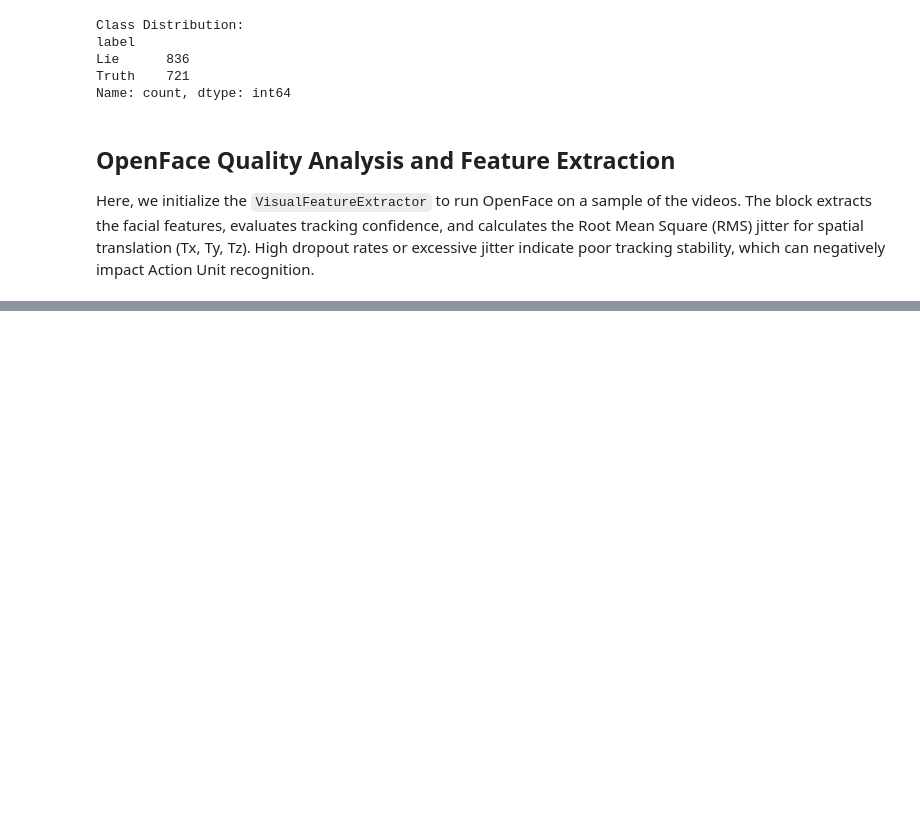
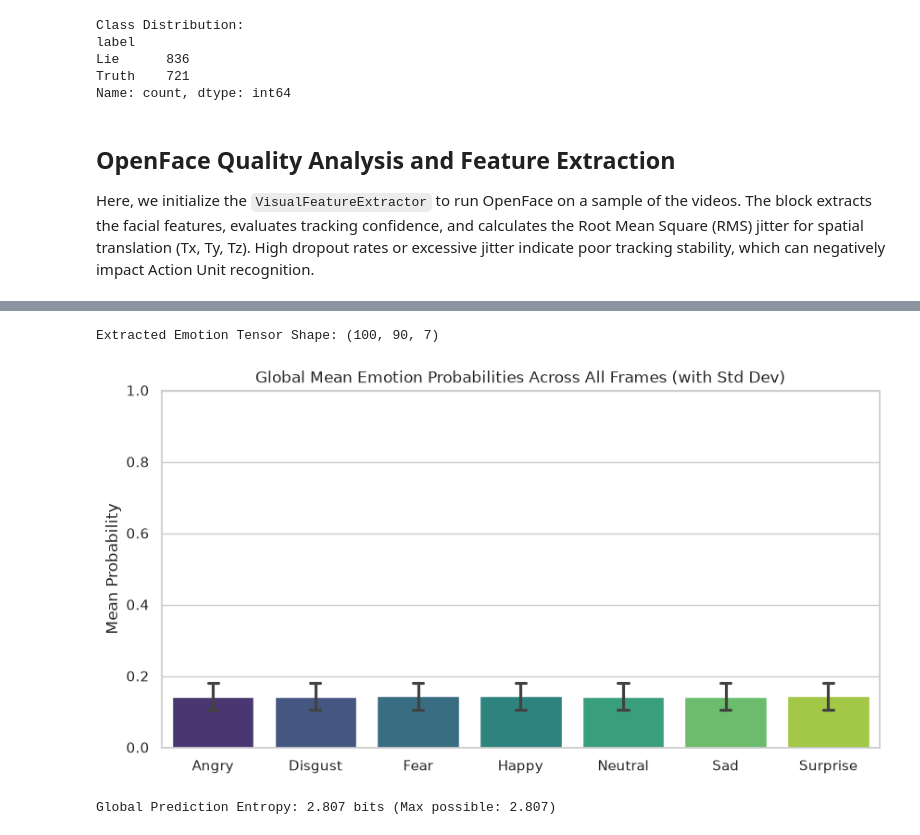
Before and after one commit to Multimodal-Deception-Detector-Grad-Proj/multimodal-deception-detector-backbone-model, a Jupyter notebook: notebooks/01_eda_visual.ipynb, the cells around one changed output, grey strips where cells are left out. Cells and saved outputs as stored; diff of their text form; code cells hidden in the pictures; blank space fills up the shorter version.

```diff
--- a/notebooks/01_eda_visual.ipynb
+++ b/notebooks/01_eda_visual.ipynb
@@ -340,0 +369,49 @@ FileNotFoundError: OpenFace binary not found: '~/OpenFace/build/bin/FeatureExtra
+# %%
+emotion_labels = ["Angry", "Disgust", "Fear", "Happy", "Neutral", "Sad", "Surprise"]
+
+# ---------------------------------------------------------
+# NOTE: Replace this mock data block with actual DataLoader
+# or loaded .pt files from the 'data/processed/' directory.
+# ---------------------------------------------------------
+B, T, D = 100, 90, 58  # 100 clips, 90 frames, 58 features
+visual_feats = torch.rand(B, T, D)
+# Normalize the mock emotion columns (last 7 dims) to simulate softmax probabilities
+visual_feats[:, :, -7:] = torch.softmax(visual_feats[:, :, -7:], dim=-1)
+labels = torch.randint(0, 2, (B,)) # 0 = Truthful, 1 = Deceptive
+# ---------------------------------------------------------
+
+# Extract ONLY the emotion probabilities (the last 7 features)
+# Shape becomes: (Batch, Time, 7)
+emotion_probs = visual_feats[:, :, -7:].numpy()
+labels_np = labels.numpy()
+
+print(f"Extracted Emotion Tensor Shape: {emotion_probs.shape}")
+# %% [output]
+Extracted Emotion Tensor Shape: (100, 90, 7)
+# %%
+# Flatten across the Batch and Time dimensions to get a global view
+flat_probs = emotion_probs.reshape(-1, len(emotion_labels))
+
+# Convert to DataFrame for native Seaborn aggregation
+df_global = pd.DataFrame(flat_probs, columns=emotion_labels)
+
+plt.figure(figsize=(10, 5))
+# Pass the dataframe directly; Seaborn calculates the mean and standard deviation
+sns.barplot(
+    data=df_global,
+    errorbar="sd",
+    palette="viridis",
+    capsize=0.1
+)
+plt.title("Global Mean Emotion Probabilities Across All Frames (with Std Dev)")
+plt.ylabel("Mean Probability")
+plt.ylim(0, 1.0)
+plt.show()
+
+# Calculate global means manually just for the Entropy calculation
+global_mean_probs = flat_probs.mean(axis=0)
+entropy = -np.sum(global_mean_probs * np.log2(global_mean_probs + 1e-9))
+print(f"Global Prediction Entropy: {entropy:.3f} bits (Max possible: 2.807)")
+# %% [output]
+[figure, added]
+Global Prediction Entropy: 2.807 bits (Max possible: 2.807)
```
Also changed, not shown: parts of 5 cells of this notebook, 2 other files.
